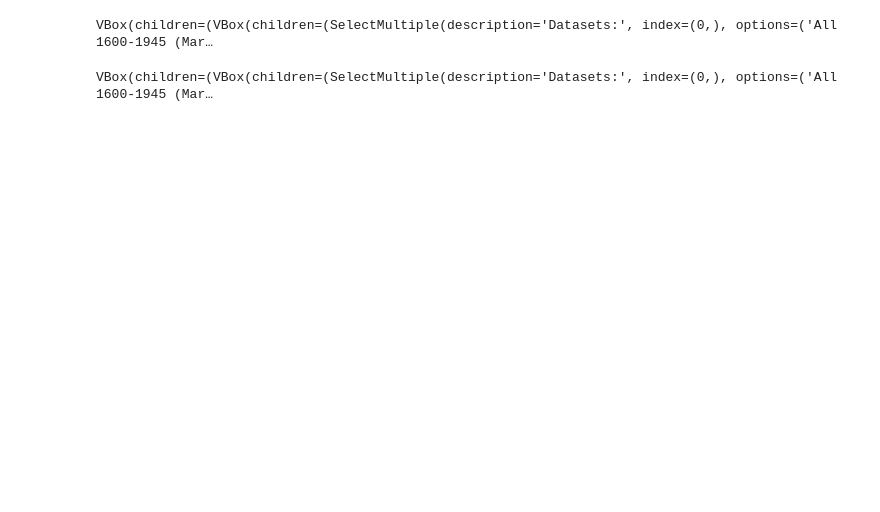
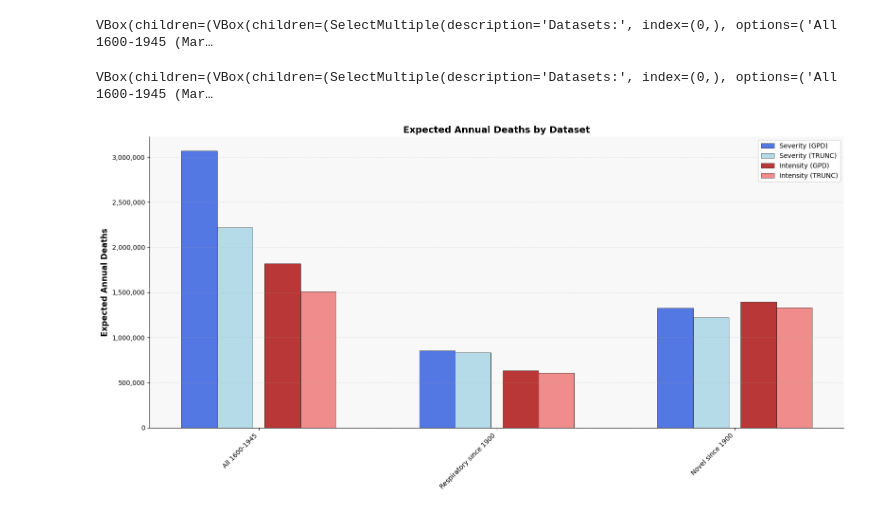
Before and after one commit to DevInnovationLab/pandemic_model_public, a Jupyter notebook: python/notebooks/22 systematic_change_analysis.ipynb, the cells around one changed output. Saved outputs shown, nothing was run; the diff lists cells and outputs as text; code cells hidden in the pictures; blank space fills up the shorter version.

Commit message:
add duration weighting

```diff
--- a/python/notebooks/22 systematic_change_analysis.ipynb
+++ b/python/notebooks/22 systematic_change_analysis.ipynb
@@ -478,7 +499,8 @@ def create_mortality_plot(
     use_inverted_covid=False,
     use_extinction_upper=False,
     max_duration=10,
-    n_samples=1e6
+    arrival_window: Literal['short', 'long'] = 'long',
+    n_samples=1e5
 ):
     """Creates and displays a plot showing expected annual mortality.
 
@@ -495,8 +517,10 @@ def create_mortality_plot(
         matplotlib.figure.Figure: The figure with mortality estimates
     """
     # Get datasets and distributions
+    upper_bound_type = 'extinction' if use_extinction_upper else 'largest'
     out = get_datasets_and_distributions(
         lower_bound=lower_bound,
+        upper_bound_type=upper_bound_type,
         drop_hiv=drop_hiv,
         use_inverted_covid=use_inverted_covid
     )
@@ -535,36 +559,37 @@ def create_mortality_plot(
         for dist_type in ['gpd', 'trunc']:
             for metric in ['severity', 'intensity']:
                 base_dist = distributions[name][metric][dist_type]
-                arrival_window = [2000, 2019]
-                arrival_count_df = arrival_count_dfs[name]
-                arrival_count_df = preprocess_df(arrival_count_df, drop_hiv, use_inverted_covid)
+                window = [2000, 2019] if arrival_window == 'short' else long_arrival_windows[name]
+                arrival_count_df = preprocess_df(arrival_count_dfs[name], drop_hiv, use_inverted_covid)
                 arrival_count_df = arrival_count_df[arrival_count_df[metric] >= lower_bound]
-                arrival_counts = get_annual_arrival_counts(arrival_count_df, *arrival_window)
+                arrival_counts = get_annual_arrival_counts(arrival_count_df, *window)
 
                 mevd = MEVD(arrival_counts, base_dist)
 
                 # Generate samples
-                mortality_draws = mevd._ppf(death_quantiles, min_x=lower_bound, max_x=1e4,
-                                            max_iter=200, tol=1e-2)
+                upper_bound = get_upper_bound(metric, upper_bound_type)
+                upper_bound = max(upper_bound, processed_dfs[name][metric].max())
 
-                # Apply upper bounds if selected
-                if use_extinction_upper:
-                    max_level = 1e4
-                else:
-                    max_level = 171 if metric == 'severity' else 57
-                mortality_draws = np.minimum(mortality_draws, max_level)
+                mortality_draws = mevd._ppf(
+                    death_quantiles,
+                  	min_x=lower_bound,
+                  	max_x=upper_bound,
+                    max_iter=600,
+                    tol=1e-4
+                )
+
+                durations = np.minimum(
+										lognorm.ppf(duration_quantiles, s, loc=loc, scale=scale),
+										max_duration
+								)
 
                 if metric == 'severity':
                     # For severity, divide by duration
-                    durations = np.minimum(
-                        lognorm.ppf(duration_quantiles, s, loc=loc, scale=scale),
-                        max_duration
-                    )
                     durations = np.round(durations, decimals=0)
-                    annual_deaths = mortality_draws * population / durations
+                    annual_deaths = mortality_draws * population
                     annual_deaths[durations == 0] = 0
                 else:
-                    annual_deaths = mortality_draws * population
+                    annual_deaths = mortality_draws * population * durations
 
                 results[name][metric][dist_type] = np.mean(annual_deaths)
 
@@ -615,3 +640,7 @@ def create_mortality_plot(
     ax.set_facecolor('#f8f8f8')
 
     plt.tight_layout()
+# %%
+create_mortality_plot(selected_dfs=['All 1600-1945 (Marani)', 'Respiratory since 1900', 'Novel since 1900 (Bernstein)'], lower_bound=2e-2)
+# %% [output]
+[figure, added]
```
Also changed, not shown: parts of 17 cells of this notebook, 2 other files.
